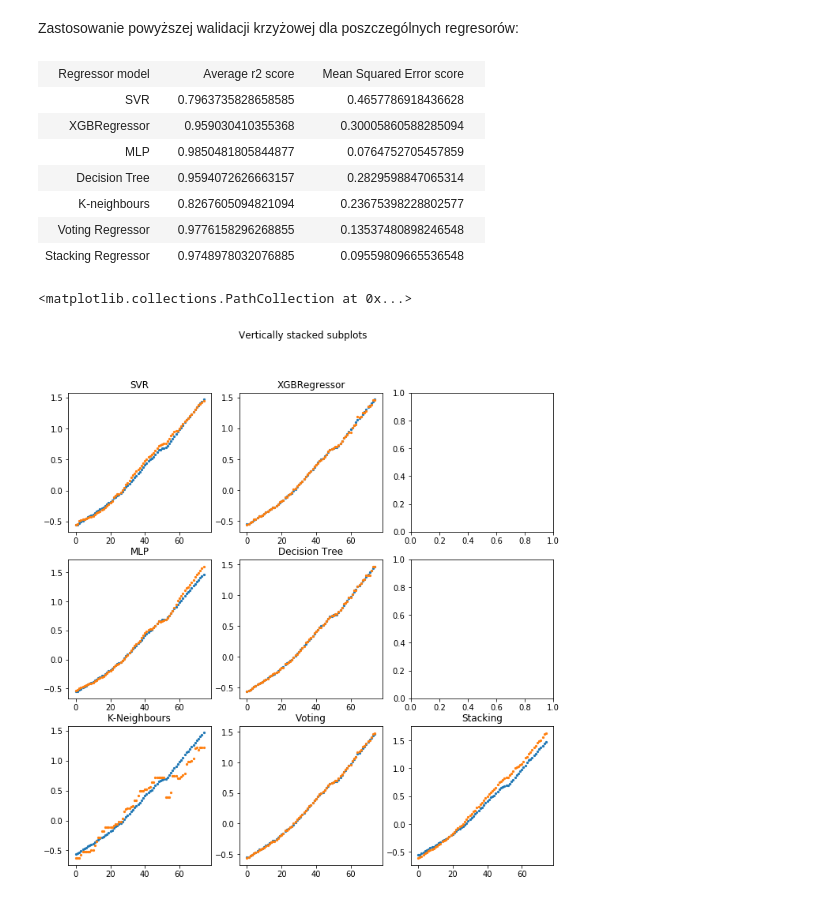
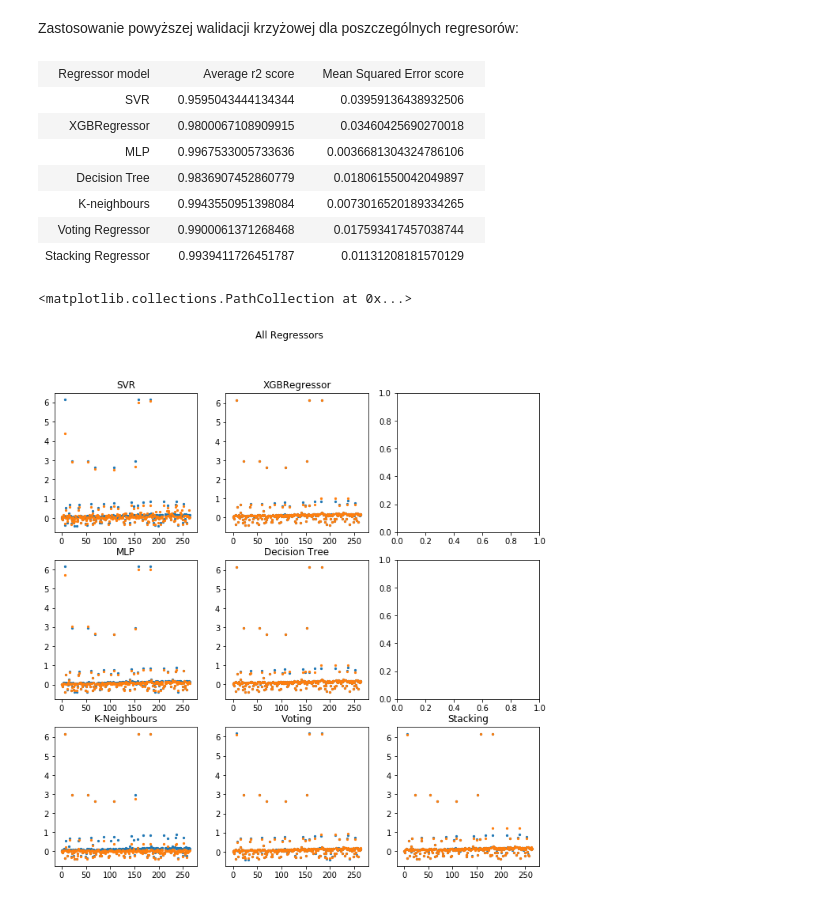
Before and after one commit to cinekpl97/knowledge-discovery-methods-vaccination-prediction, a Jupyter notebook: covid_vaccination.ipynb, the cells around one changed output. Saved outputs shown, nothing was run; the diff lists cells and outputs as text; code cells hidden in the pictures.

```diff
--- a/covid_vaccination.ipynb
+++ b/covid_vaccination.ipynb
@@ -26,11 +26,12 @@ for i in range(0,len(df_population)):
     data.loc[data['country'] == df_population.loc[i, 'Country Name'], 'population'] = df_population.loc[i, '2019']
 
 #  ---- VISEGRAD STATISTICS / FILL NaN -----
-visegrad_countries = ['Austria', 'Belgium', 'Bulgaria', 'Croatia', 'Czech Republic', 'Hungary', 'Poland', 'Slovakia']
+visegrad_countries = ['Austria', 'Belgium', 'Bulgaria', 'Croatia', 'Cyprus', 'Czech Republic', 'Denmark', 'Estonia', 'Finland','France','Germany', 'Greece', 'Hungary', 'Ireland', 'Italy', 'Latvia', 'Lithuania', 'Luxembourg', 'Malta', 'Netherlands', 'Poland', 'Portugal', 'Romania', 'Slovakia', 'Spain', 'Sweden']
 visegrad_data = data[data['country'].isin(visegrad_countries)]
 for i in range(0, len(visegrad_countries)):
     visegrad_data.loc[visegrad_data['country'] == visegrad_countries[i], 'country'] = i
 
+visegrad_data = visegrad_data.sort_values(by=['date'])
 visegrad_data = visegrad_data.reset_index(drop=True)
 
 import datetime as dt
@@ -215,7 +216,7 @@ def svr_regression_prediction(X_train, y_train, X_test):
     return y_pred_svr
 
 def xgb_regression_prediction(X_train, y_train, X_test):
-    xgb_clf = XGBRegressor(objective="reg:squarederror", n_estimators=100)
+    xgb_clf = XGBRegressor(objective="reg:squarederror", n_estimators=100, n_jobs=-1)
     xgb_clf.fit(X_train, y_train)
     y_pred_xgb = xgb_clf.predict(X_test)
     return y_pred_xgb
@@ -233,7 +234,7 @@ def tree_regression_prediction(X_train, y_train, X_test):
     return y_pred_tree
 
 def k_neighbors_regression_prediction(X_train, y_train, X_test):
-    k_neighbors_clf = neighbors.KNeighborsRegressor()
+    k_neighbors_clf = neighbors.KNeighborsRegressor(n_jobs=-1)
     k_neighbors_clf.fit(X_train, y_train)
     y_pred_k_neighbors = k_neighbors_clf.predict(X_test)
     return y_pred_k_neighbors
@@ -335,39 +336,39 @@ table_data.append(['Stacking Regressor', mean(stacking_r2_scores), mean(stacking
 display_table(table_data)
 # %% [output]
 | Regressor model |  | Average r2 score |  | Mean Squared Error score |  |
-| SVR |  | 0.7963735828658585 |  | 0.4657786918436628 |  |
-| XGBRegressor |  | 0.959030410355368 |  | 0.30005860588285094 |  |
-| MLP |  | 0.9850481805844877 |  | 0.0764752705457859 |  |
-| Decision Tree |  | 0.9594072626663157 |  | 0.2829598847065314 |  |
-| K-neighbours |  | 0.8267605094821094 |  | 0.23675398228802577 |  |
-| Voting Regressor |  | 0.9776158296268855 |  | 0.13537480898246548 |  |
-| Stacking Regressor |  | 0.9748978032076885 |  | 0.09559809665536548 |  |
+| SVR |  | 0.9595043444134344 |  | 0.03959136438932506 |  |
+| XGBRegressor |  | 0.9800067108909915 |  | 0.03460425690270018 |  |
+| MLP |  | 0.9967533005733636 |  | 0.0036681304324786106 |  |
+| Decision Tree |  | 0.9836907452860779 |  | 0.018061550042049897 |  |
+| K-neighbours |  | 0.9943550951398084 |  | 0.0073016520189334265 |  |
+| Voting Regressor |  | 0.9900061371268468 |  | 0.017593417457038744 |  |
+| Stacking Regressor |  | 0.9939411726451787 |  | 0.01131208181570129 |  |
 # %%
 x_ax = range(len(y_test_cross_validation))
 mtl.rcParams['figure.figsize'] = (11,11)
 fig, axs = plt.subplots(3, 3)
-fig.suptitle('Vertically stacked subplots')
+fig.suptitle('All Regressors')
 axs[0, 0].set_title('SVR')
 axs[0, 0].scatter(x_ax, y_test_cross_validation, s=5)
 axs[0, 0].scatter(x_ax, prediction_svr, s=5)
 axs[0, 1].set_title('XGBRegressor')
 axs[0, 1].scatter(x_ax, y_test_cross_validation, s=5)
 axs[0, 1].scatter(x_ax, prediction_xgb, s=5)
 axs[1, 0].set_title('MLP')
 axs[1, 0].scatter(x_ax, y_test_cross_validation, s=5)
 axs[1, 0].scatter(x_ax, prediction_mlp, s=5)
 axs[1, 1].set_title('Decision Tree')
 axs[1, 1].scatter(x_ax, y_test_cross_validation, s=5)
 axs[1, 1].scatter(x_ax, prediction_tree_regression, s=5)
 axs[2, 0].set_title('K-Neighbours')
 axs[2, 0].scatter(x_ax, y_test_cross_validation, s=5)
 axs[2, 0].scatter(x_ax, prediction_k_neighbours, s=5)
 axs[2, 1].set_title('Voting')
 axs[2, 1].scatter(x_ax, y_test_cross_validation, s=5)
 axs[2, 1].scatter(x_ax, prediction_voting, s=5)
 axs[2, 2].set_title('Stacking')
 axs[2, 2].scatter(x_ax, y_test_cross_validation, s=5)
 axs[2, 2].scatter(x_ax, prediction_stacking, s=5)
 # %% [output]
 <matplotlib.collections.PathCollection at 0x...>
-[figure, old version]
+[figure, new version]
```
Also changed, not shown: parts of 8 cells of this notebook.
